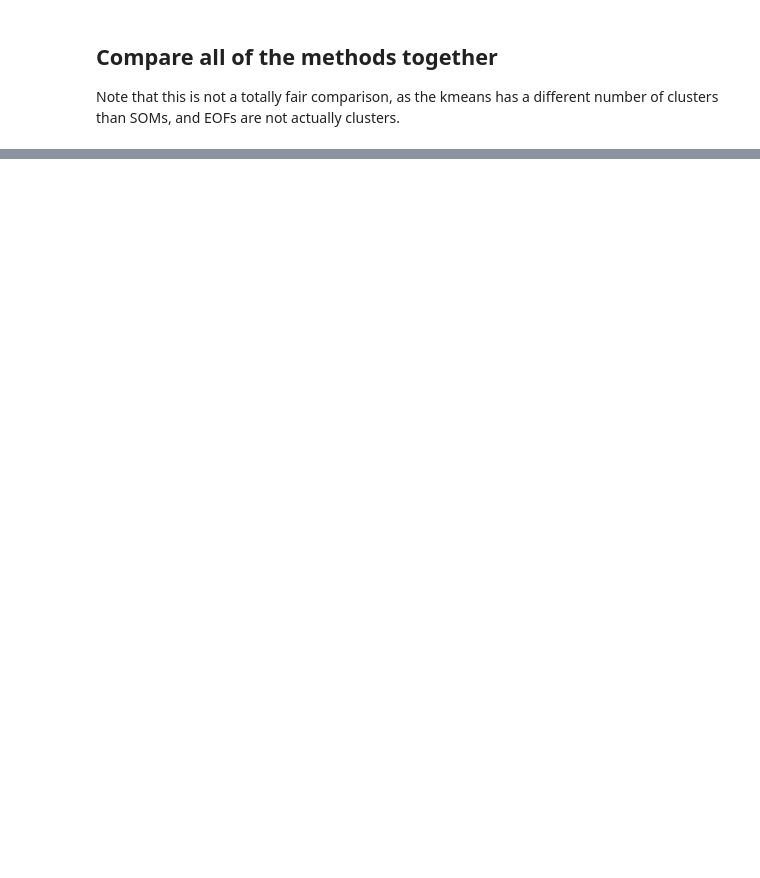
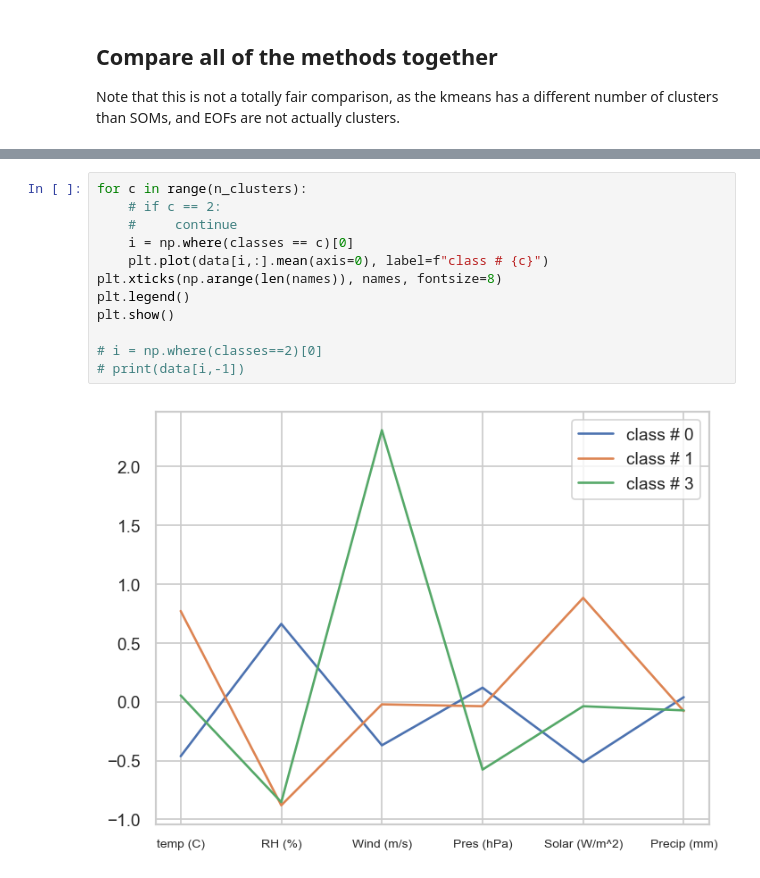
Before and after one commit to eabarnes1010/course_objective_analysis, a Jupyter notebook: code/som_christmanFieldData.ipynb, the cells around one changed output, grey strips where cells are left out. Cells and saved outputs as stored; diff of their text form; blank space fills up the shorter version.

```diff
--- a/code/som_christmanFieldData.ipynb
+++ b/code/som_christmanFieldData.ipynb
@@ -366,0 +444,14 @@ plt.show()
+# %%
+for c in range(n_clusters):
+    # if c == 2:
+    #     continue
+    i = np.where(classes == c)[0]
+    plt.plot(data[i,:].mean(axis=0), label=f"class # {c}")
+plt.xticks(np.arange(len(names)), names, fontsize=8)
+plt.legend()
+plt.show()
+
+# i = np.where(classes==2)[0]
+# print(data[i,-1])
+# %% [output]
+[figure, added]
```
Also changed, not shown: parts of 23 cells of this notebook, 1 other file.
